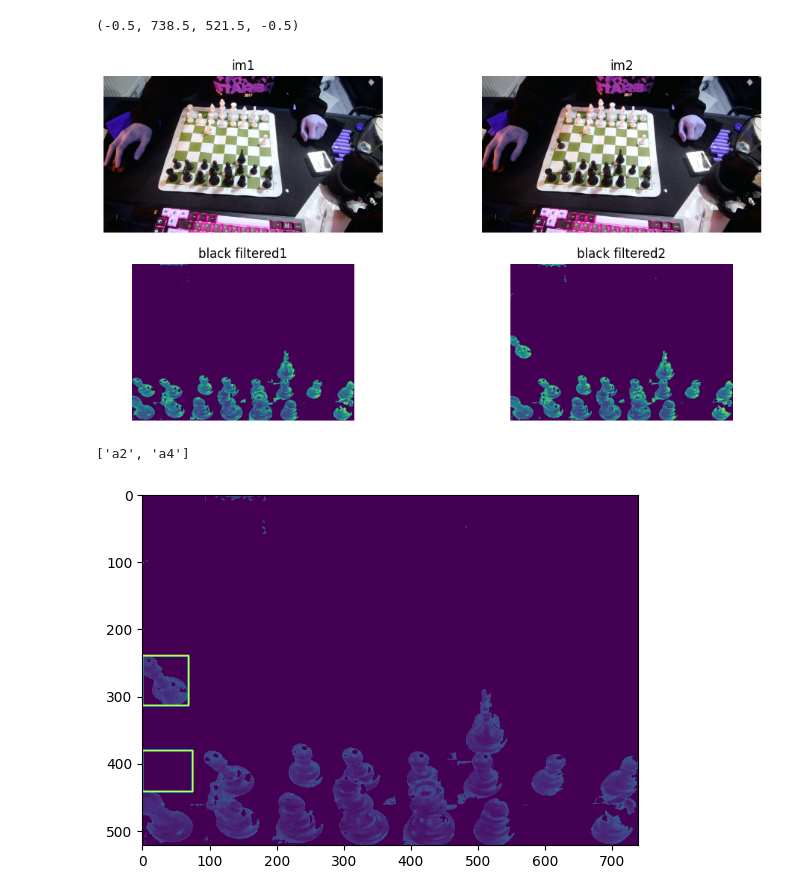
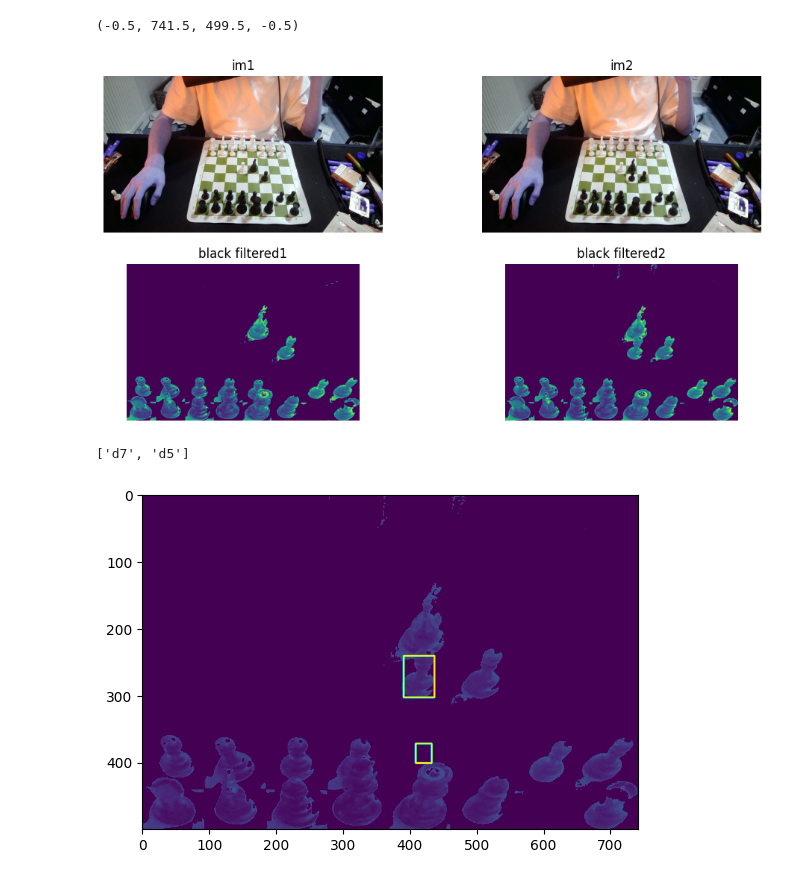
Before and after one commit to Novadgaf/Studienarbeit-pychess, a Jupyter notebook: ChessCam/selectByClick.ipynb, the cells around one changed output. Drawn from its saved outputs; the diff is of its cells as text; code cells hidden in the pictures.

```diff
--- a/ChessCam/selectByClick.ipynb
+++ b/ChessCam/selectByClick.ipynb
@@ -45,10 +45,10 @@ def get_points(image):
 
     return np.array(points)
 # %%
-image = cv2.imread("./pictures/2.jpg")
+image = cv2.imread("./pictures/0.jpg")
 points = get_points(image)
 # %%
-def filter_black_pieces(image, points):
+def filter_black_pieces(image):
     topdown = four_point_transform(image, points)
 
     # Convert to grayscale
@@ -63,7 +63,7 @@ def filter_black_pieces(image, points):
 
     # Define the color range for the black pieces
     lower_black = np.array([0, 0, 0], dtype="uint8")
-    upper_black = np.array([100, 70, 100], dtype="uint8")
+    upper_black = np.array([70, 70, 70], dtype="uint8")
 
     # Define the color range for the white pieces
     lower_white = np.array([120, 120, 120], dtype="uint8")
@@ -84,8 +84,8 @@ def filter_black_pieces(image, points):
     return filtered_black
 # %%
 # Display the resulting images
-image1 = cv2.imread("./pictures/6.jpg")
-image2 = cv2.imread("./pictures/7.jpg")
+image1 = cv2.imread("./pictures/5.jpg")
+image2 = cv2.imread("./pictures/6.jpg")
 b1 = filter_black_pieces(image1)
 b2 = filter_black_pieces(image2)
 
@@ -106,8 +106,8 @@ axes[1,1].imshow(b2)
 axes[1,1].set_title(f"black filtered2")
 axes[1,1].axis("off")
 # %% [output]
-(-0.5, 738.5, 521.5, -0.5)
+(-0.5, 741.5, 499.5, -0.5)
-[figure, old version]
+[figure, new version]
 # %%
 def get_move(imageOld, imageNew):
     filteredOld = filter_black_pieces(imageOld)
@@ -137,7 +137,7 @@ def get_move(imageOld, imageNew):
     move = []
     for contour in contours:
         # If the contour is too small, ignore it
-        if cv2.contourArea(contour) < 1000:
+        if cv2.contourArea(contour) < 250:
             continue
 
         # Compute the bounding box for the contour
@@ -149,14 +149,14 @@ def get_move(imageOld, imageNew):
         # Calculate the starting and ending squares of the move
         xvalue = int((x+0.5*w) / square_width)
         yvalue = int((y+0.5*h) / square_height)
-        square = chr(97 + xvalue) + str(8 - yvalue)
+        square = chr(104 - xvalue) + str(1+yvalue)
         move.append(square)
     plt.imshow(filteredNew)
     return move
 # %%
-image1 = cv2.imread("./pictures/6.jpg")
-image2 = cv2.imread("./pictures/7.jpg")
+image1 = cv2.imread("./pictures/5.jpg")
+image2 = cv2.imread("./pictures/6.jpg")
 get_move(image1, image2)
 # %% [output]
-['a2', 'a4']
+['d7', 'd5']
-[figure, old version]
+[figure, new version]
```
Also changed, not shown: 14 other files.
